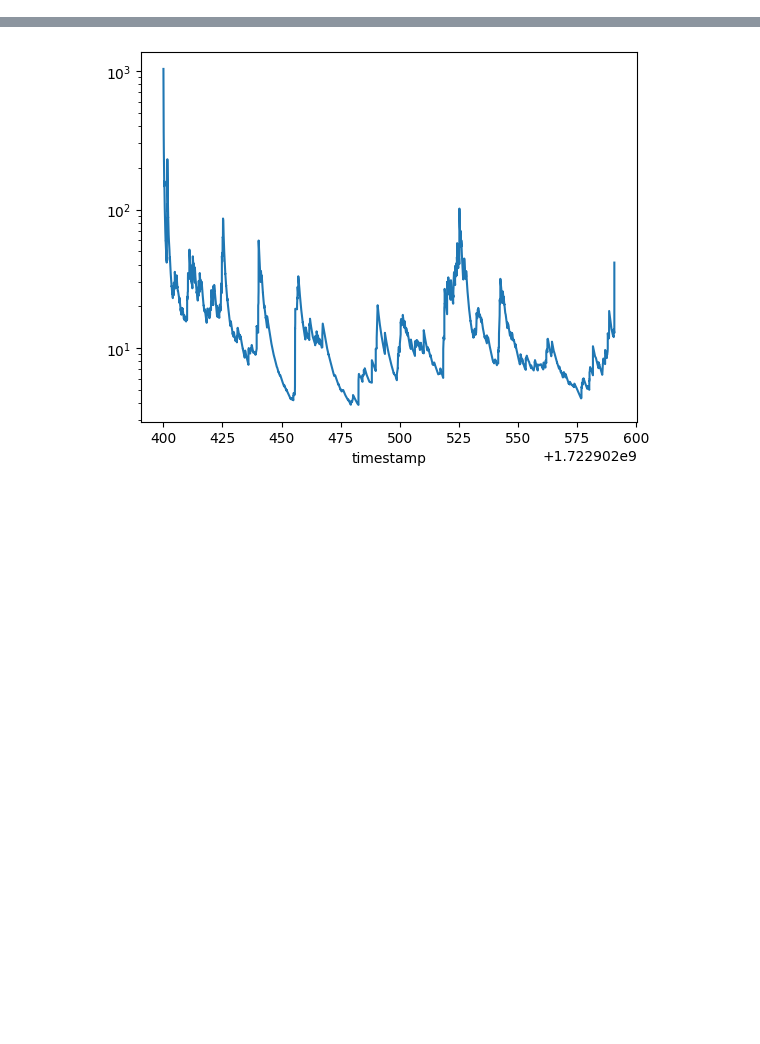
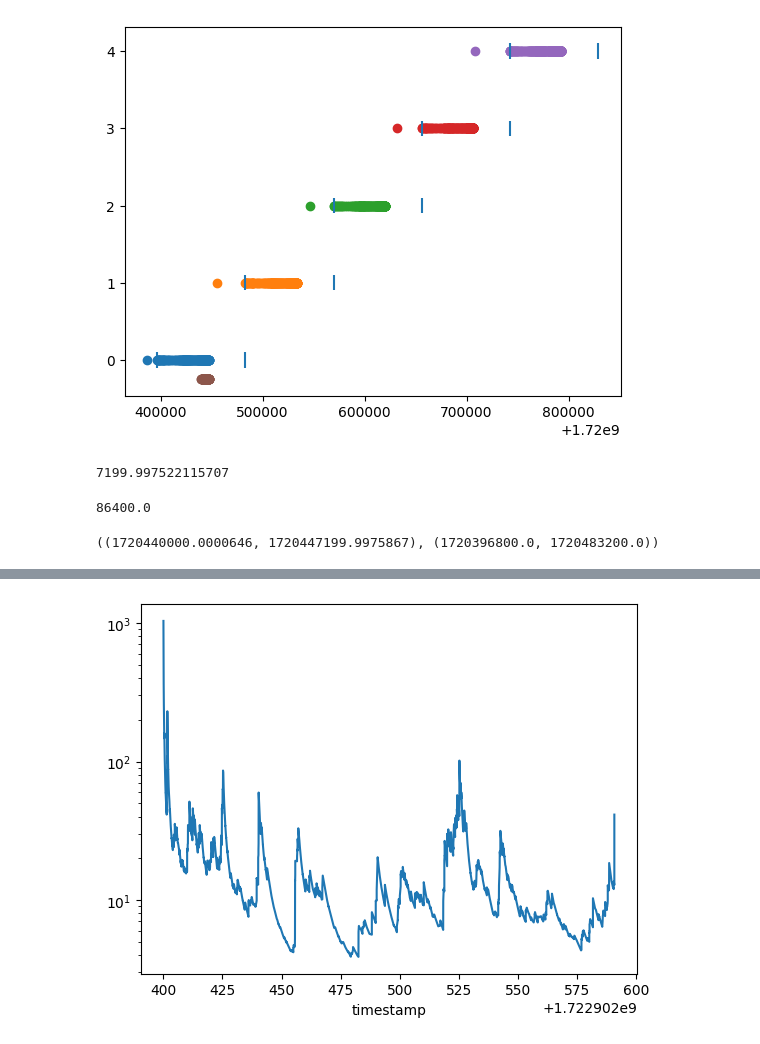
Before and after one commit to odenpetersen/order-book-simulation, a Jupyter notebook: src/ES.ipynb, the cells around one changed output, grey strips where cells are left out. Saved outputs shown, nothing was run; the diff lists cells and outputs as text; code cells hidden in the pictures; blank space fills up the shorter version.

```diff
--- a/src/ES.ipynb
+++ b/src/ES.ipynb
@@ -20,0 +458,47 @@ ESH5-ESM5,1722902400.0,A,A,1,230800000000,0,nan,nan,1,228.5,False
+# %%
+y = 0
+for file in tqdm.tqdm(itertools.islice(sorted(glob.glob('../data/databento/es/ftp.databento.com/E8XGYL35/GLBX-20241008-8PTR93CRA9/*.zst')),0,5)):
+    data = db.DBNStore.from_file(file)
+    counter = 0
+    timestamps=[]
+    instrument_map = db.common.symbology.InstrumentMap()
+    instrument_map.insert_metadata(data.metadata)
+    for mbo in data:
+        instrument = instrument_map.resolve(mbo.instrument_id, datetime.datetime.fromtimestamp(mbo.ts_event*1e-9).date())
+
+        cutoff = 1726916400
+        is_sept_expiry = instrument in ('MESU4','ESU4')
+        is_dec_expiry = instrument in ('MESZ4','ESZ4')
+
+        if (mbo.ts_event * 1e-9 < cutoff and is_sept_expiry) or (mbo.ts_event * 1e-9 > cutoff and is_dec_expiry):
+            if counter % 10000 == 0:
+                timestamps.append(mbo.ts_event*1e-9)
+            counter += 1
+    plt.scatter(timestamps,[y for _ in timestamps])
+    plt.vlines([data.metadata.start*1e-9,data.metadata.end*1e-9],y-0.1,y+0.1)
+    y += 1
+
+timestamps = []
+counter = 0
+found = False
+with open('../output/databento/glbx-mdp3-20240708.csv','r') as f:
+    for line in f:
+        field = line.split(',')[1]
+        if not found:
+            if field=='ts_event':
+                found = True
+                continue
+            else:
+                purported_bounds = tuple(map(lambda t : t*1e-9,map(float,line.split(','))))
+        if found:
+            ts = float(field)*1e-9
+            if counter%10000 == 0:
+                timestamps.append(ts)
+            if bounds is None:
+                bounds = (ts,ts)
+            bounds = (min(bounds[0],ts),max(bounds[1],ts))
+            counter += 1
+plt.scatter(timestamps, [-0.25 for _ in timestamps])
+del timestamps
+# %% [output]
+[figure, added]
@@ -20,0 +522,12 @@ ESH5-ESM5,1722902400.0,A,A,1,230800000000,0,nan,nan,1,228.5,False
+# %%
+bounds[1]-bounds[0]
+# %% [output]
+7199.997522115707
+# %%
+purported_bounds[1]-purported_bounds[0]
+# %% [output]
+86400.0
+# %%
+bounds,purported_bounds
+# %% [output]
+((1720440000.0000646, 1720447199.9975867), (1720396800.0, 1720483200.0))
```
Also changed, not shown: parts of 77 cells of this notebook, 14 other files.
